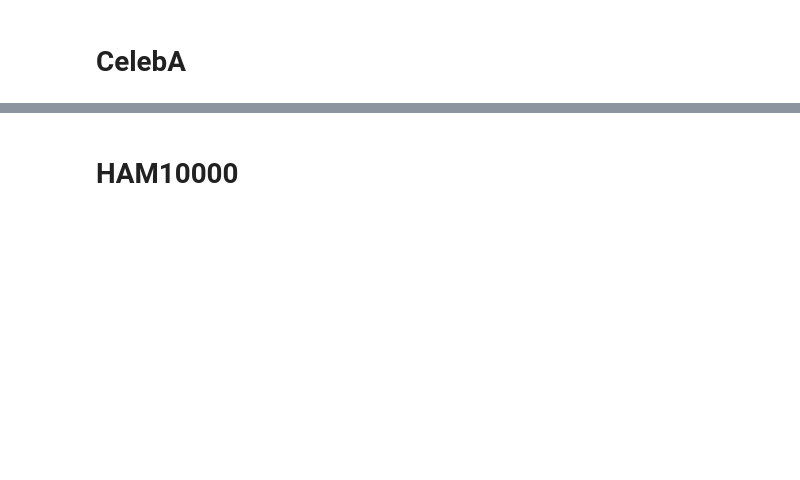
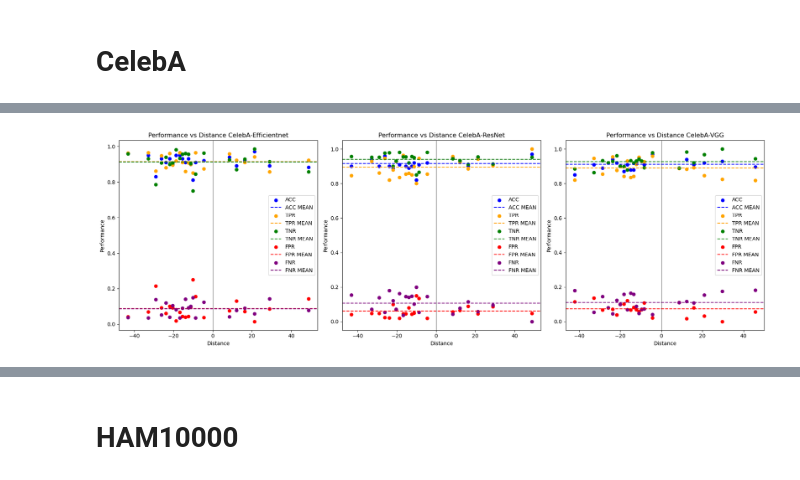
Before and after one commit to Kuniko925/FairSkinColor, a Jupyter notebook: bayes/Data Analysis Bayes.ipynb, the cells around one changed output, grey strips where cells are left out. Drawn from its saved outputs; the diff is of its cells as text; code cells hidden in the pictures; blank space fills up the shorter version.

```diff
--- a/bayes/Data Analysis Bayes.ipynb
+++ b/bayes/Data Analysis Bayes.ipynb
@@ -246,7 +177,9 @@ po_vgg.check_optimal_batch_correlation(batch_size=110)
 # %%
-fig, ax = plt.subplots(1, 3, figsize=(27, 9))
+fig, ax = plt.subplots(1, 3, figsize=(18, 6))
 po_efficientnet.display_distance_performance(ax[0])
 po_resnet.display_distance_performance(ax[1])
 po_vgg.display_distance_performance(ax[2])
 plt.tight_layout()
 plt.show()
+# %% [output]
+[figure, added]
```
Also changed, not shown: parts of 25 cells of this notebook, 2 other files.
